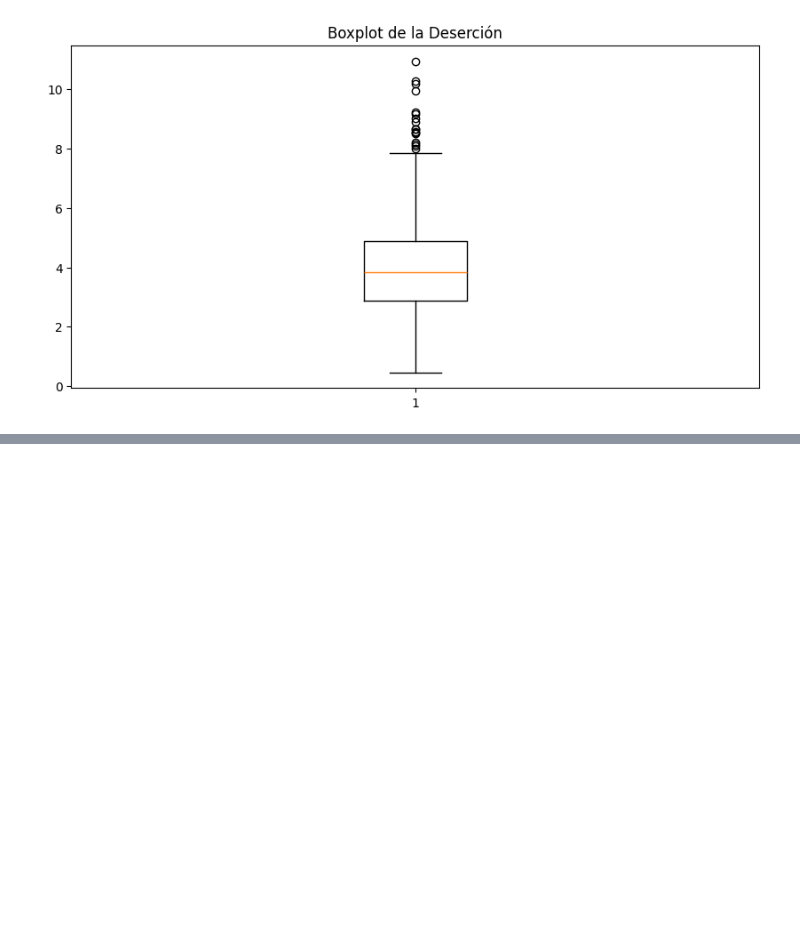
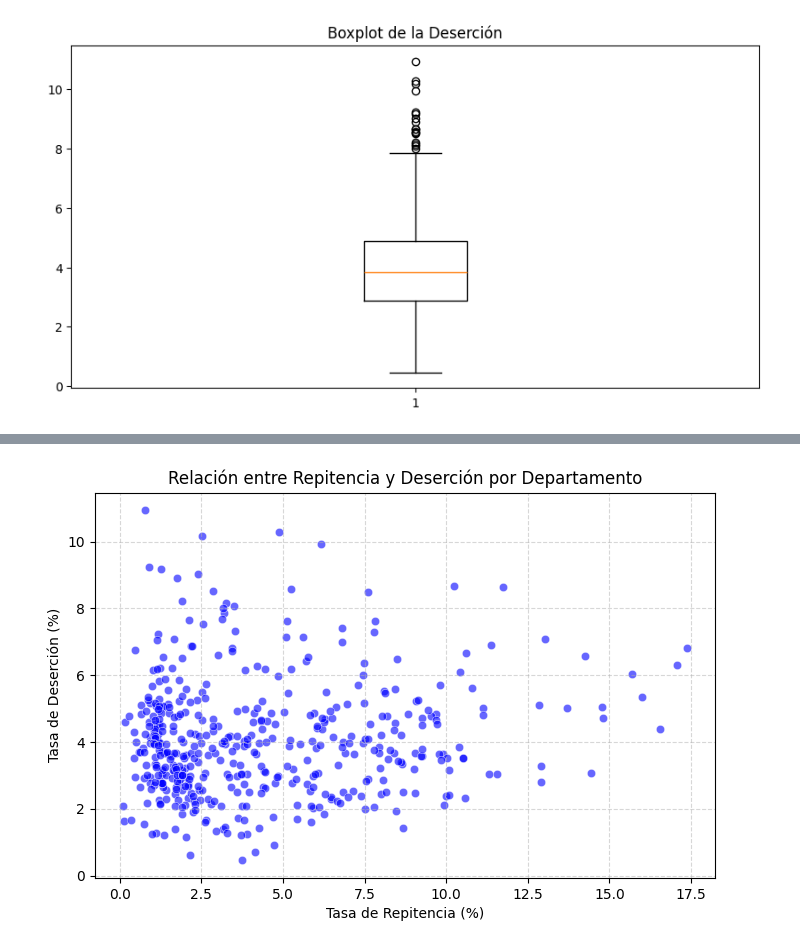
Before and after one commit to Pininita/student-dropout-analysis-colombia, a Jupyter notebook: notebooks/extraction_socrata.ipynb, the cells around one changed output, grey strips where cells are left out. Cells and saved outputs as stored; diff of their text form; code cells hidden in the pictures; blank space fills up the shorter version.

Commit message:
Making bivarite analysis to check any realtion between colums or data

```diff
--- a/notebooks/extraction_socrata.ipynb
+++ b/notebooks/extraction_socrata.ipynb
@@ -286,0 +314,10 @@ plt.show()
+# %%
+plt.figure(figsize=(8, 5))
+sns.scatterplot(data=df, x='repitencia', y='desercion', alpha=0.6, color='blue')
+plt.title('Relación entre Repitencia y Deserción por Departamento')
+plt.xlabel('Tasa de Repitencia (%)')
+plt.ylabel('Tasa de Deserción (%)')
+plt.grid(True, linestyle='--', alpha=0.5)
+plt.show()
+# %% [output]
+[figure, added]
```
Also changed, not shown: parts of 15 cells of this notebook.
